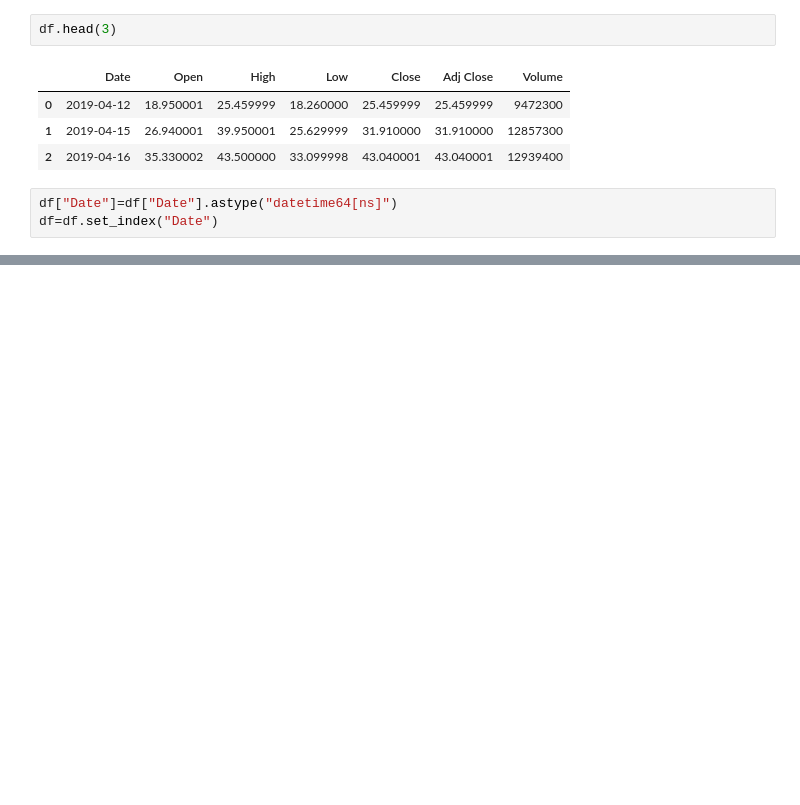
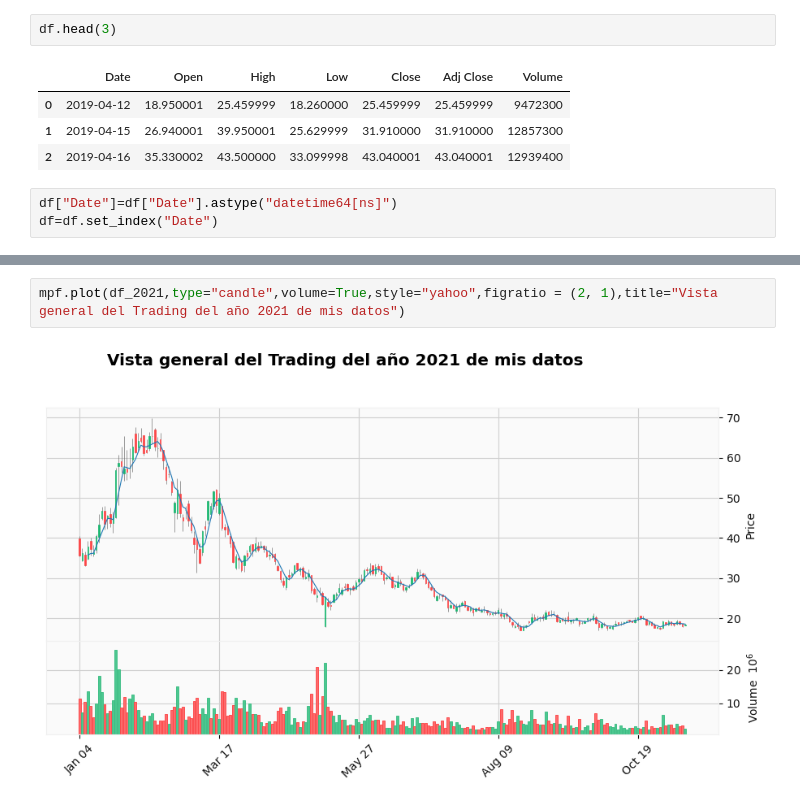
Before and after one commit to Fatbound/Portfolio, a Jupyter notebook: JMIA/notebooks/2. Analisis y Exploración.ipynb, the cells around one changed output, grey strips where cells are left out. Drawn from its saved outputs; the diff is of its cells as text; blank space fills up the shorter version.

```diff
--- a/JMIA/notebooks/2. Analisis y Exploración.ipynb
+++ b/JMIA/notebooks/2. Analisis y Exploración.ipynb
@@ -29,0 +42,4 @@ Al observar los datos de
+# %%
+mpf.plot(df_2021,type="candle",volume=True,style="yahoo",figratio = (2, 1),title="Vista general del Trading del año 2021 de mis datos")
+# %% [output]
+[figure, added]
```
Also changed, not shown: parts of 13 cells of this notebook.
